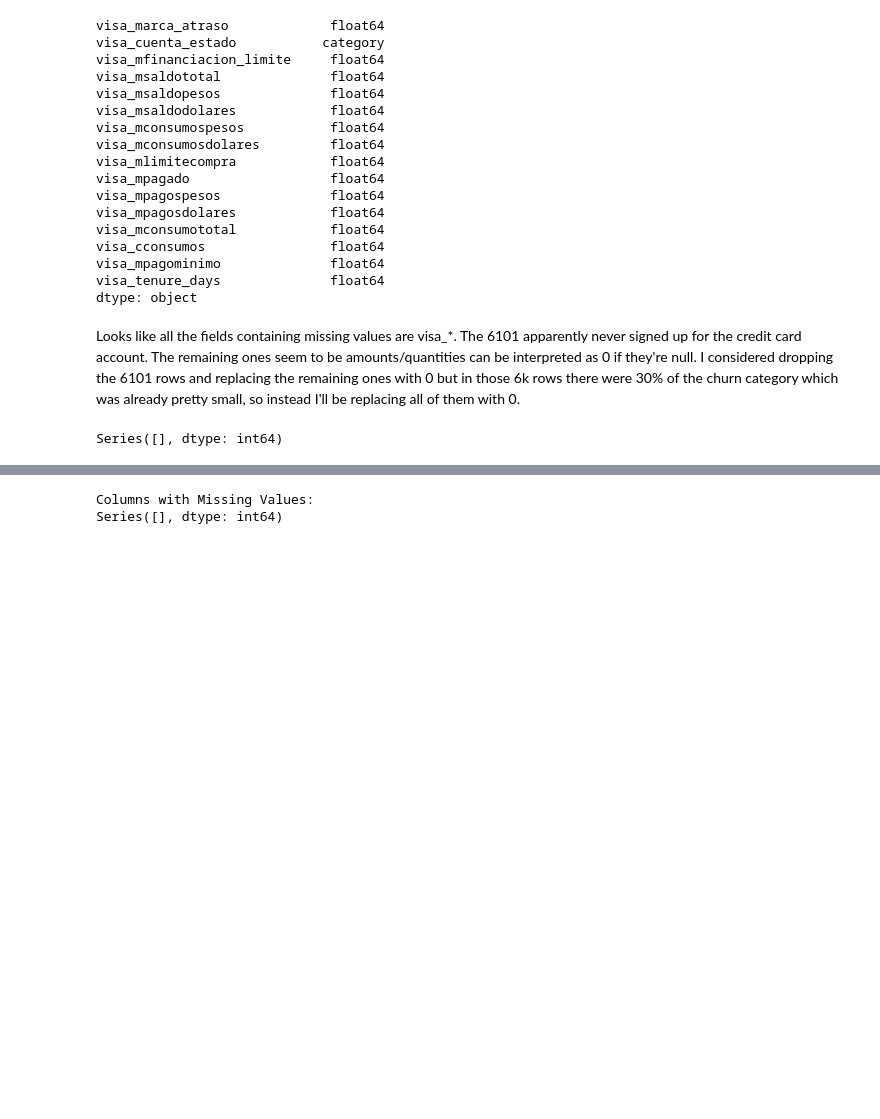
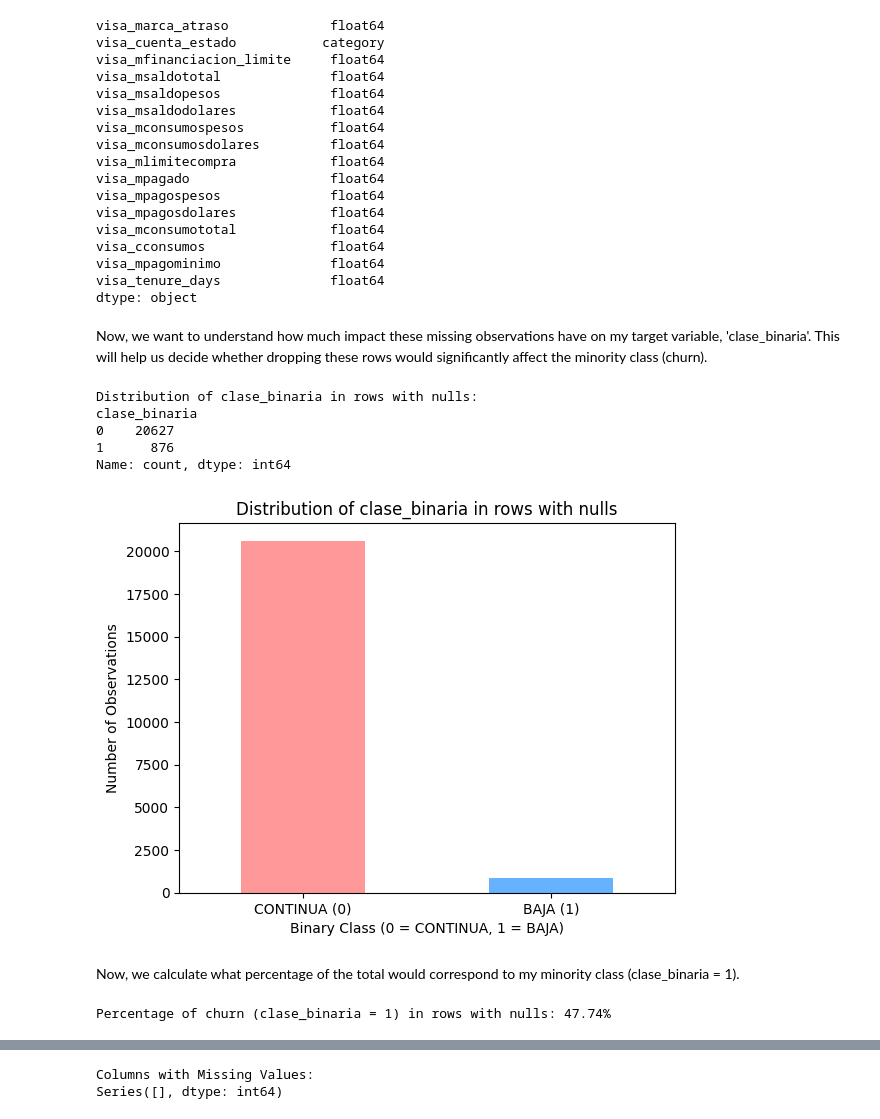
Before and after one commit to fedehofmann/uba-assessment-churn-prediction, a Jupyter notebook: notebooks/01_data_exploration.ipynb, the cells around one changed output, grey strips where cells are left out. Cells and saved outputs as stored; diff of their text form; code cells hidden in the pictures; blank space fills up the shorter version.

```diff
--- a/notebooks/01_data_exploration.ipynb
+++ b/notebooks/01_data_exploration.ipynb
@@ -207,34 +272,51 @@ visa_cconsumos                float64
 visa_mpagominimo              float64
 visa_tenure_days              float64
 dtype: object
-# %% [markdown]
-Looks like all the fields containing missing values are visa_*. The 6101 apparently never signed up for the credit card account. The remaining ones seem to be amounts/quantities can be interpreted as 0 if they're null. I considered dropping the 6101 rows and replacing the remaining ones with 0 but in those 6k rows there were 30% of the churn category which was already pretty small, so instead I'll be replacing all of them with 0.
-# %%
-# Convert null categorical fields into 'Unknown'
-df['visa_cuenta_estado'] = df['visa_cuenta_estado'].cat.add_categories('unknown').fillna('unknown')
-# %%
-# Convert nulls to 0
-columns_to_fill = [
-    "visa_marca_atraso",
-    "visa_mfinanciacion_limite",
-    "visa_msaldototal",
-    "visa_msaldopesos",
-    "visa_msaldodolares",
-    "visa_mconsumospesos",
-    "visa_mconsumosdolares",
-    "visa_mlimitecompra",
-    "visa_mpagado",
-    "visa_mpagospesos",
-    "visa_mpagosdolares",
-    "visa_mconsumototal",
-    "visa_cconsumos",
-    "visa_mpagominimo",
-    "visa_tenure_days"
-]
-
-df[columns_to_fill] = df[columns_to_fill].fillna(0)
-
-missing_values = df.isnull().sum()
-print(missing_values[missing_values > 0])
-# %% [output]
-Series([], dtype: int64)
+# %% [markdown]
+Now, we want to understand how much impact these missing observations have on my target variable, 'clase_binaria'. This will help us decide whether dropping these rows would significantly affect the minority class (churn).
+# %%
+# Update the column name in the list
+visa_cols_with_nulls = [
+    'visa_marca_atraso', 'visa_cuenta_estado', 'visa_mfinanciacion_limite',
+    'visa_msaldototal', 'visa_msaldopesos', 'visa_msaldodolares',
+    'visa_mconsumospesos', 'visa_mconsumosdolares', 'visa_mlimitecompra',
+    'visa_mpagado', 'visa_mpagospesos', 'visa_mpagosdolares',
+    'visa_tenure_days', 'visa_mconsumototal', 'visa_cconsumos', 'visa_mpagominimo'
+]
+
+# Filter rows with at least one null value in the Visa columns
+nulos_visa_df = df[df[visa_cols_with_nulls].isnull().any(axis=1)]
+
+# View the distribution of 'clase_binaria' in rows with nulls
+null_churn_counts = nulos_visa_df['clase_binaria'].value_counts()
+
+# Display results
+print("Distribution of clase_binaria in rows with nulls:")
+print(null_churn_counts)
+
+# Plot the distribution of 'clase_binaria' in rows with nulls
+null_churn_counts.plot(kind='bar', color=['#FF9999', '#66B2FF'])
+plt.title("Distribution of clase_binaria in rows with nulls")
+plt.xlabel('Binary Class (0 = CONTINUA, 1 = BAJA)')
+plt.ylabel('Number of Observations')
+plt.xticks(ticks=[0, 1], labels=["CONTINUA (0)", "BAJA (1)"], rotation=0)
+plt.show()
+# %% [output]
+Distribution of clase_binaria in rows with nulls:
+clase_binaria
+0    20627
+1      876
+Name: count, dtype: int64
+[figure, added]
+# %% [markdown]
+Now, we calculate what percentage of the total would correspond to my minority class (clase_binaria = 1).
+# %%
+# Total number of churns (clase_binaria = 1) in the entire dataset
+total_churn = df['clase_binaria'].sum()
+
+# Percentage of rows with nulls that are churn
+percentage_churn_nulls = (null_churn_counts.get(1, 0) / total_churn) * 100
+
+print(f"Percentage of churn (clase_binaria = 1) in rows with nulls: {percentage_churn_nulls:.2f}%")
+# %% [output]
+Percentage of churn (clase_binaria = 1) in rows with nulls: 47.74%
```
Also changed, not shown: parts of 48 cells of this notebook, 7 other files.
